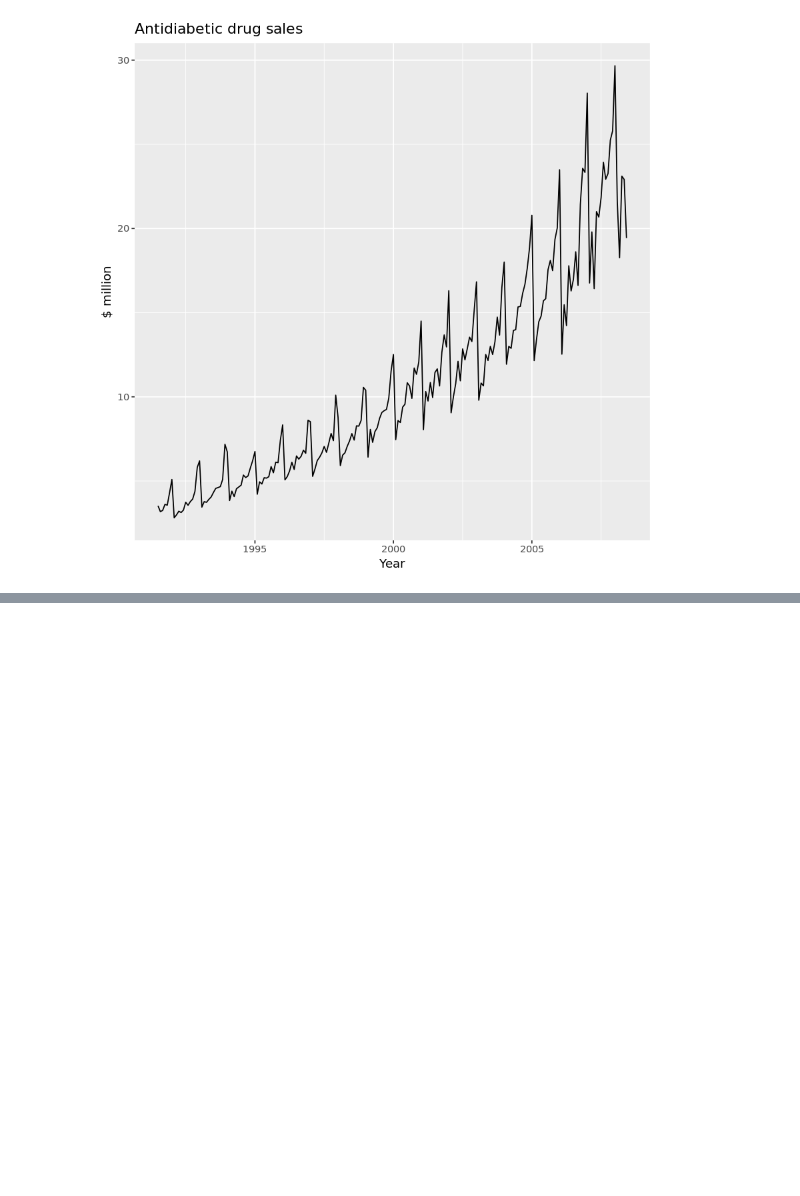
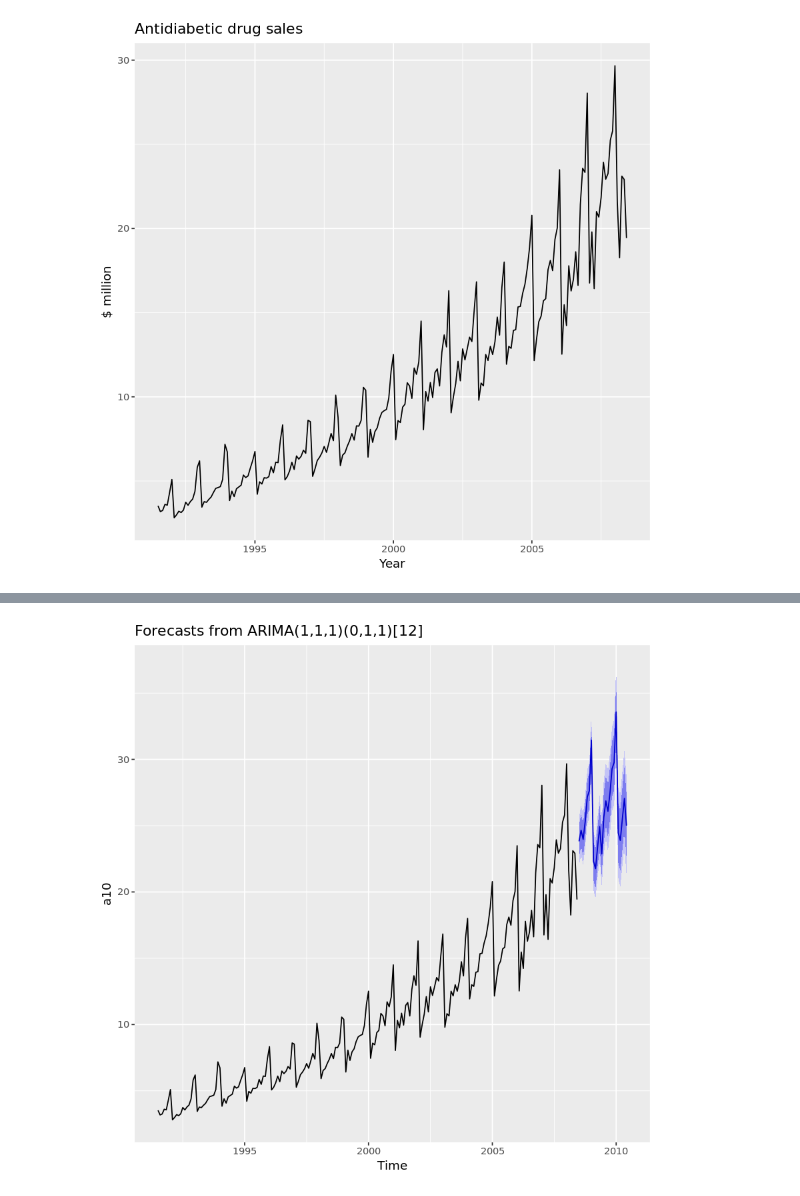
Before and after one commit to pmhargis-aws/aws-sagemaker-r, a Jupyter notebook: test-custom-r-env.ipynb, the cells around one changed output, grey strips where cells are left out. Cells and saved outputs as stored; diff of their text form; code cells hidden in the pictures; blank space fills up the shorter version.

```diff
--- a/test-custom-r-env.ipynb
+++ b/test-custom-r-env.ipynb
@@ -62,0 +71,6 @@ autoplot(a10) +
+# %%
+auto.arima(a10) %>%
+  forecast(nMonthsForecast) %>%
+  autoplot()
+# %% [output]
+[figure, added]
```
Also changed, not shown: parts of 2 cells of this notebook.
